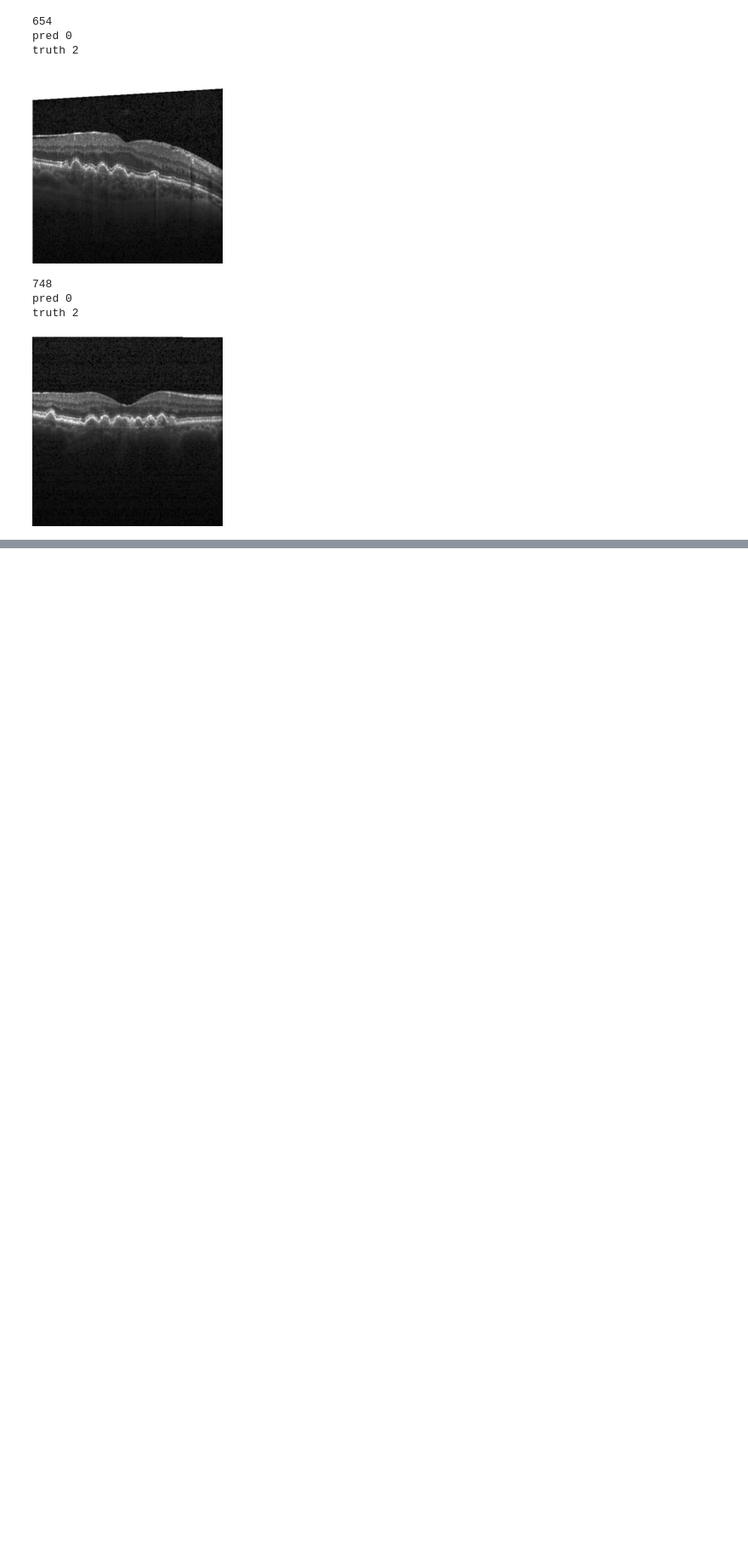
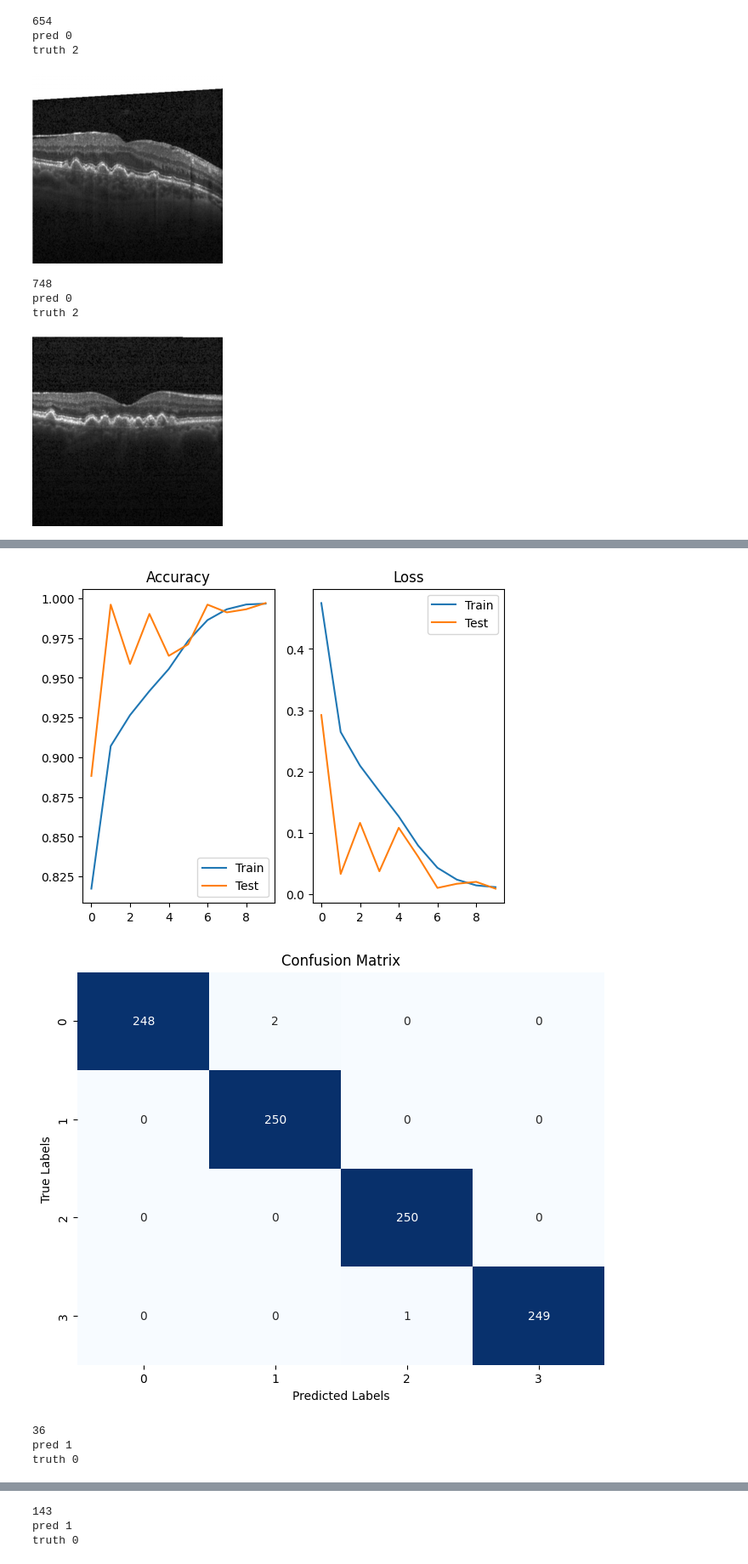
Before and after one commit to Tanxinxin00/OCT_ResNet, a Jupyter notebook: OCT_ResNet.ipynb, the cells around one changed output, grey strips where cells are left out. Shown at 85% size. Cells and saved outputs as stored; diff of their text form; code cells hidden in the pictures; blank space fills up the shorter version.

```diff
--- a/OCT_ResNet.ipynb
+++ b/OCT_ResNet.ipynb
@@ -204,0 +225,4 @@ truth 2
+# %%
+batch_size = 64
+trainloader = torch.utils.data.DataLoader(train_set, batch_size=batch_size, shuffle=True, num_workers=2)
+testloader = torch.utils.data.DataLoader(valid_set, batch_size=batch_size, shuffle=False, num_workers=2)
@@ -204,0 +245,35 @@ truth 2
+# %%
+from TrainnTest import train, test
+best_accuracy = 0.0
+train_acc_list, test_acc_list = [], []
+train_loss_list, test_loss_list = [], []
+
+gc.collect()
+for epoch in range(num_iter):
+    print("\nEpoch: {}/{}".format(epoch+1, num_iter))
+
+    train_loss, train_acc = train(trainloader,model, loss_fn, optimizer, scaler,device)
+
+    test_loss, test_acc = test(testloader,model, loss_fn,device)
+
+    print("\nEpoch {}/{}: \nTrain Loss {:.04f}\t Train Accuracy {:.04f}\nValid Loss {:.04f}\t Valid Accuracy {:.04f}\nLearning Rate {:.08f}".format(
+        epoch + 1,
+        num_iter,
+        train_loss,
+        train_acc,
+        test_loss,
+        test_acc,
+        float(optimizer.param_groups[0]['lr']))
+    )
+    train_acc_list.append(train_acc)
+    test_acc_list.append(test_acc)
+    train_loss_list.append(train_loss)
+    test_loss_list.append(test_loss)
+
+    scheduler.step()
+
+    if test_acc > best_accuracy:
+      best_accuracy = test_acc
+      torch.save({'model_state_dict':model.state_dict(),
+                  'test_acc': test_acc,
+                  'epoch': epoch}, './mresnet_best.pth')
@@ -204,0 +340,12 @@ truth 2
+# %%
+from ResultAnalysis import PlotEpoch, ShowMistakes,ShowConfusionMatrix,GetPredictions
+PlotEpoch(test_acc_list,test_loss_list,train_acc_list,train_loss_list)
+preds, labels = GetPredictions(model,testloader,device)
+ShowConfusionMatrix(preds,labels)
+ShowMistakes(preds,labels,valid_set)
+# %% [output]
+[figure, added]
+[figure, added]
+36
+pred 1
+truth 0
@@ -204,0 +353,3 @@ truth 2
+143
+pred 1
+truth 0
```
Also changed, not shown: parts of 8 cells of this notebook.
